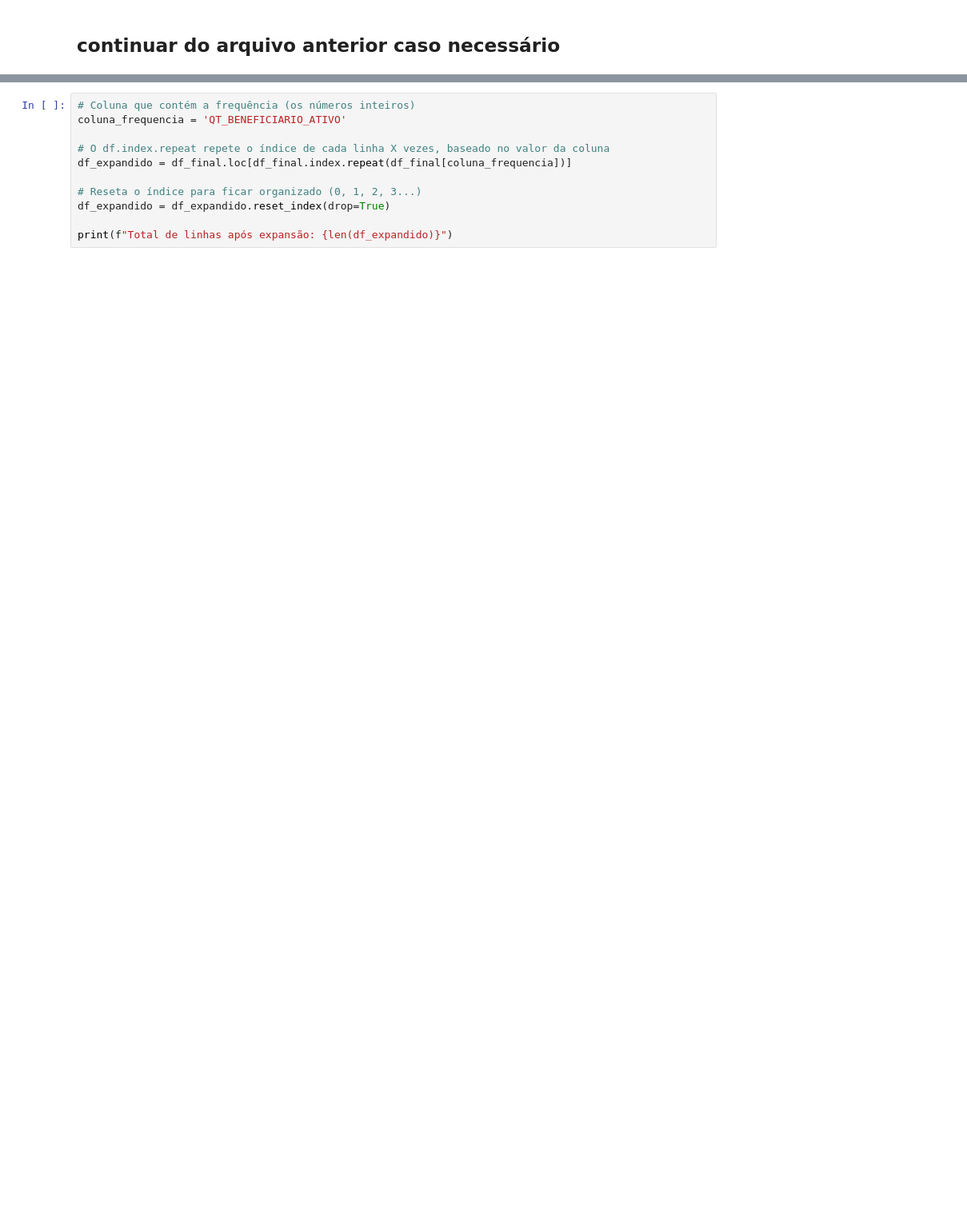
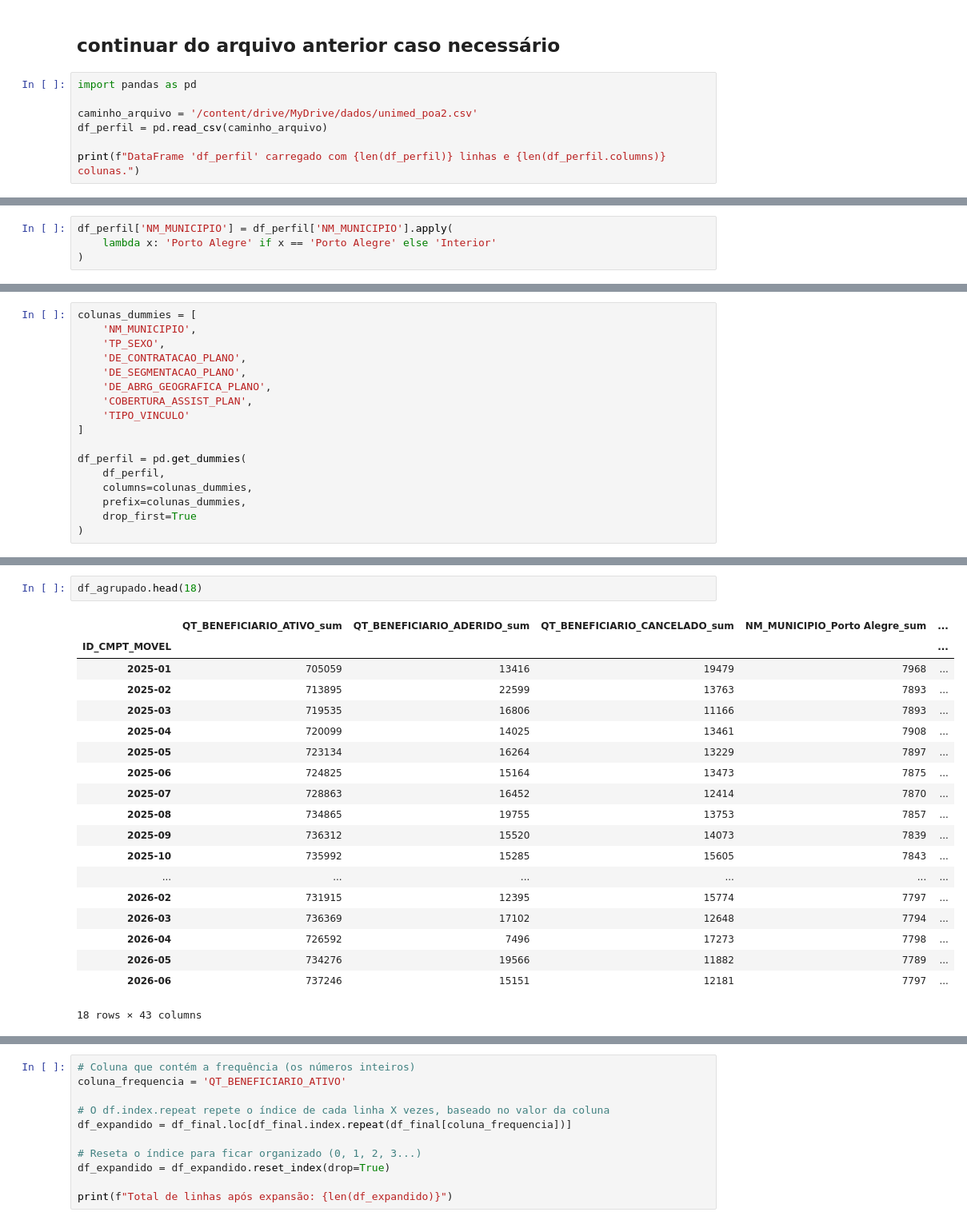
Before and after one commit to LUISTHOMAS77/projeto_aplicado, a Jupyter notebook: Cópia_de_PROJETO_APLICADO_bkp.ipynb, the cells around one changed output, grey strips where cells are left out. Shown at 80% size. Cells and saved outputs as stored; diff of their text form; blank space fills up the shorter version.

```diff
--- a/Cópia_de_PROJETO_APLICADO_bkp.ipynb
+++ b/Cópia_de_PROJETO_APLICADO_bkp.ipynb
@@ -129,3 +129,10 @@ print("Arquivo salvo com sucesso!")
 Arquivo salvo com sucesso!
 # %% [markdown]
 ## continuar do arquivo anterior caso necessário
+# %%
+import pandas as pd
+
+caminho_arquivo = '/content/drive/MyDrive/dados/unimed_poa2.csv'
+df_perfil = pd.read_csv(caminho_arquivo)
+
+print(f"DataFrame 'df_perfil' carregado com {len(df_perfil)} linhas e {len(df_perfil.columns)} colunas.")
@@ -131,0 +247,4 @@ Arquivo salvo com sucesso!
+# %%
+df_perfil['NM_MUNICIPIO'] = df_perfil['NM_MUNICIPIO'].apply(
+    lambda x: 'Porto Alegre' if x == 'Porto Alegre' else 'Interior'
+)
@@ -131,0 +258,17 @@ Arquivo salvo com sucesso!
+# %%
+colunas_dummies = [
+    'NM_MUNICIPIO',
+    'TP_SEXO',
+    'DE_CONTRATACAO_PLANO',
+    'DE_SEGMENTACAO_PLANO',
+    'DE_ABRG_GEOGRAFICA_PLANO',
+    'COBERTURA_ASSIST_PLAN',
+    'TIPO_VINCULO'
+]
+
+df_perfil = pd.get_dummies(
+    df_perfil,
+    columns=colunas_dummies,
+    prefix=colunas_dummies,
+    drop_first=True
+)
@@ -131,0 +402,22 @@ Arquivo salvo com sucesso!
+# %%
+df_agrupado.head(18)
+# %% [output]
+|  | QT_BENEFICIARIO_ATIVO_sum | QT_BENEFICIARIO_ADERIDO_sum | QT_BENEFICIARIO_CANCELADO_sum | NM_MUNICIPIO_Porto Alegre_sum | ... |
+| ID_CMPT_MOVEL |  |  |  |  | ... |
+| 2025-01 | 705059 | 13416 | 19479 | 7968 | ... |
+| 2025-02 | 713895 | 22599 | 13763 | 7893 | ... |
+| 2025-03 | 719535 | 16806 | 11166 | 7893 | ... |
+| 2025-04 | 720099 | 14025 | 13461 | 7908 | ... |
+| 2025-05 | 723134 | 16264 | 13229 | 7897 | ... |
+| 2025-06 | 724825 | 15164 | 13473 | 7875 | ... |
+| 2025-07 | 728863 | 16452 | 12414 | 7870 | ... |
+| 2025-08 | 734865 | 19755 | 13753 | 7857 | ... |
+| 2025-09 | 736312 | 15520 | 14073 | 7839 | ... |
+| 2025-10 | 735992 | 15285 | 15605 | 7843 | ... |
+| ... | ... | ... | ... | ... | ... |
+| 2026-02 | 731915 | 12395 | 15774 | 7797 | ... |
+| 2026-03 | 736369 | 17102 | 12648 | 7794 | ... |
+| 2026-04 | 726592 | 7496 | 17273 | 7798 | ... |
+| 2026-05 | 734276 | 19566 | 11882 | 7789 | ... |
+| 2026-06 | 737246 | 15151 | 12181 | 7797 | ... |
+18 rows × 43 columns
```
Also changed, not shown: parts of 39 cells of this notebook.
